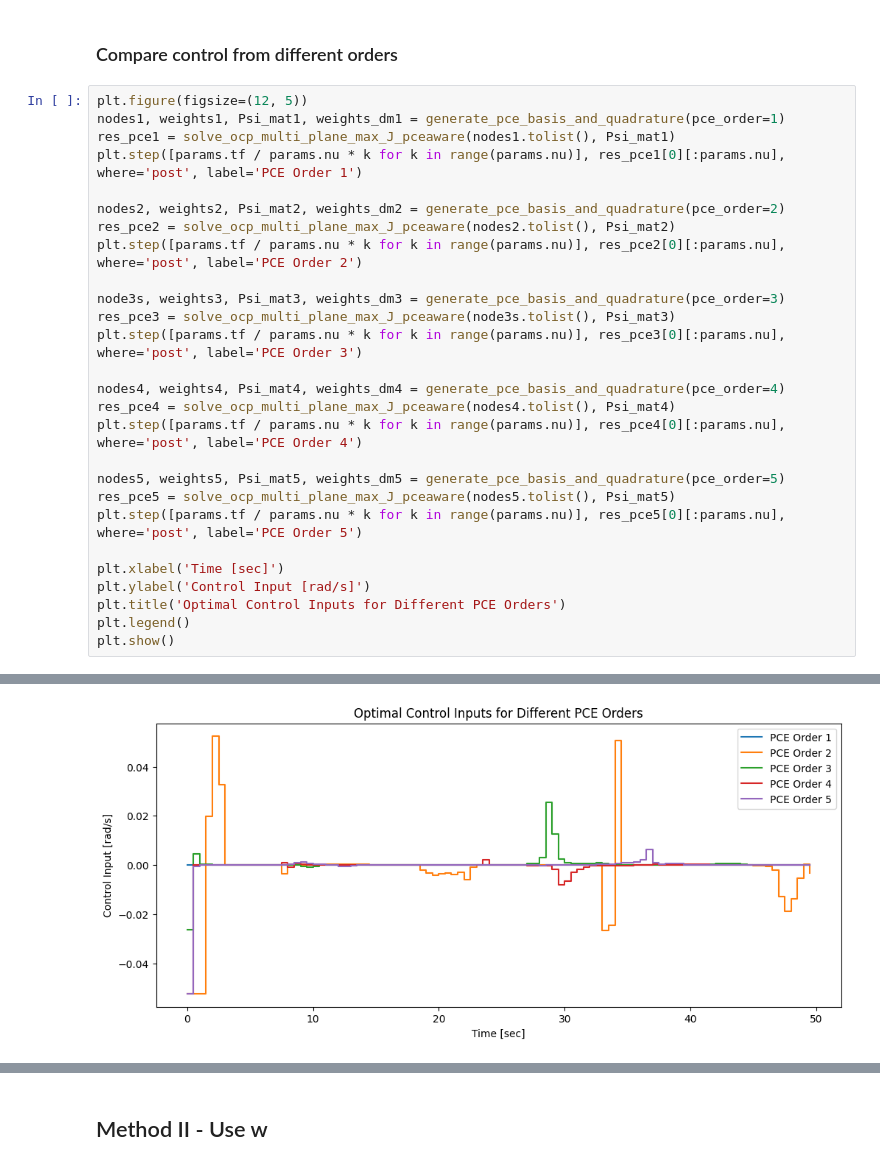
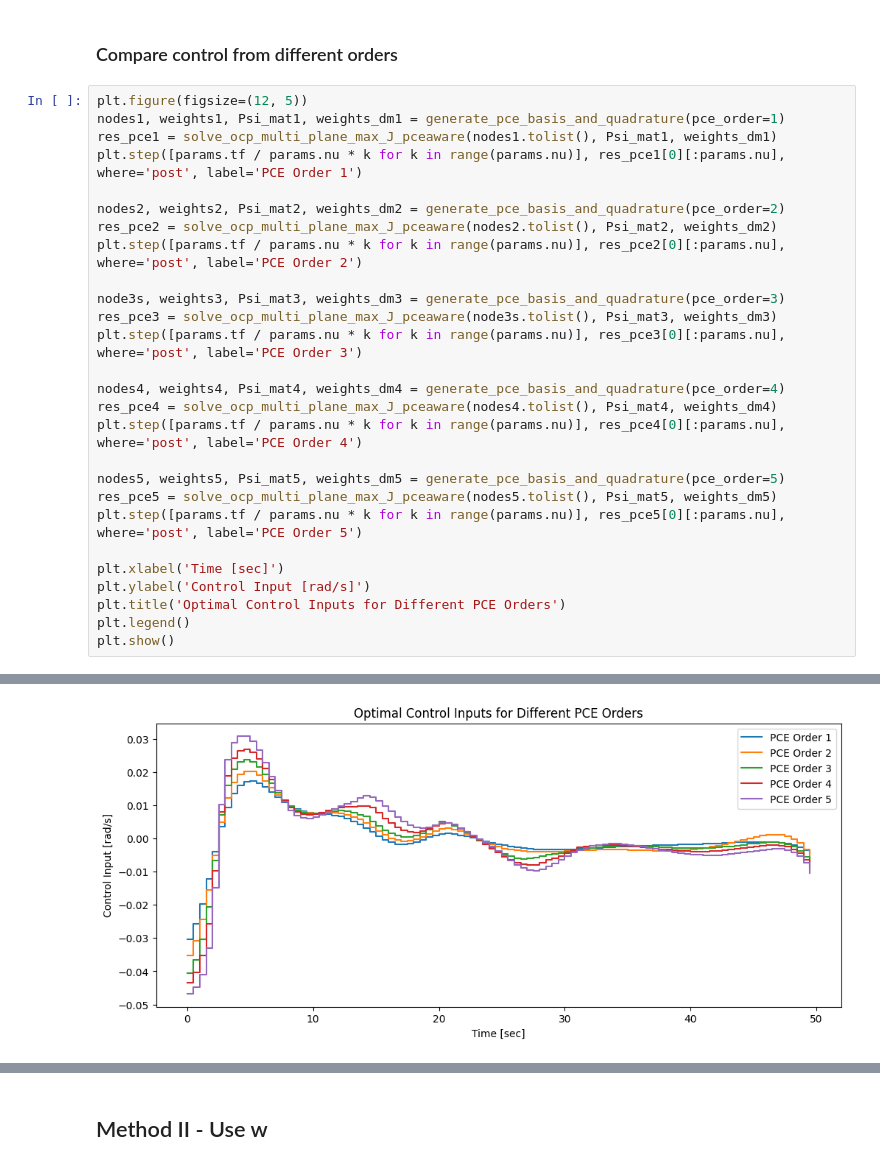
Before and after one commit to dmw1998/Case_Study_Log, a Jupyter notebook: trans_opti_to_nlp.ipynb, the cells around one changed output, grey strips where cells are left out. Cells and saved outputs as stored; diff of their text form.

```diff
--- a/trans_opti_to_nlp.ipynb
+++ b/trans_opti_to_nlp.ipynb
@@ -407,23 +407,23 @@ Plane 2, min(h): 121.28
 # %%
 plt.figure(figsize=(12, 5))
 nodes1, weights1, Psi_mat1, weights_dm1 = generate_pce_basis_and_quadrature(pce_order=1)
-res_pce1 = solve_ocp_multi_plane_max_J_pceaware(nodes1.tolist(), Psi_mat1)
+res_pce1 = solve_ocp_multi_plane_max_J_pceaware(nodes1.tolist(), Psi_mat1, weights_dm1)
 plt.step([params.tf / params.nu * k for k in range(params.nu)], res_pce1[0][:params.nu], where='post', label='PCE Order 1')
 
 nodes2, weights2, Psi_mat2, weights_dm2 = generate_pce_basis_and_quadrature(pce_order=2)
-res_pce2 = solve_ocp_multi_plane_max_J_pceaware(nodes2.tolist(), Psi_mat2)
+res_pce2 = solve_ocp_multi_plane_max_J_pceaware(nodes2.tolist(), Psi_mat2, weights_dm2)
 plt.step([params.tf / params.nu * k for k in range(params.nu)], res_pce2[0][:params.nu], where='post', label='PCE Order 2')
 
 node3s, weights3, Psi_mat3, weights_dm3 = generate_pce_basis_and_quadrature(pce_order=3)
-res_pce3 = solve_ocp_multi_plane_max_J_pceaware(node3s.tolist(), Psi_mat3)
+res_pce3 = solve_ocp_multi_plane_max_J_pceaware(node3s.tolist(), Psi_mat3, weights_dm3)
 plt.step([params.tf / params.nu * k for k in range(params.nu)], res_pce3[0][:params.nu], where='post', label='PCE Order 3')
 
 nodes4, weights4, Psi_mat4, weights_dm4 = generate_pce_basis_and_quadrature(pce_order=4)
-res_pce4 = solve_ocp_multi_plane_max_J_pceaware(nodes4.tolist(), Psi_mat4)
+res_pce4 = solve_ocp_multi_plane_max_J_pceaware(nodes4.tolist(), Psi_mat4, weights_dm4)
 plt.step([params.tf / params.nu * k for k in range(params.nu)], res_pce4[0][:params.nu], where='post', label='PCE Order 4')
 
 nodes5, weights5, Psi_mat5, weights_dm5 = generate_pce_basis_and_quadrature(pce_order=5)
-res_pce5 = solve_ocp_multi_plane_max_J_pceaware(nodes5.tolist(), Psi_mat5)
+res_pce5 = solve_ocp_multi_plane_max_J_pceaware(nodes5.tolist(), Psi_mat5, weights_dm5)
 plt.step([params.tf / params.nu * k for k in range(params.nu)], res_pce5[0][:params.nu], where='post', label='PCE Order 5')
 
 plt.xlabel('Time [sec]')
@@ -456 +452 @@ EXIT: Invalid number in NLP function or derivative detected.
-[figure, old version]
+[figure, new version]
```
Also changed, not shown: parts of 4 cells of this notebook.
